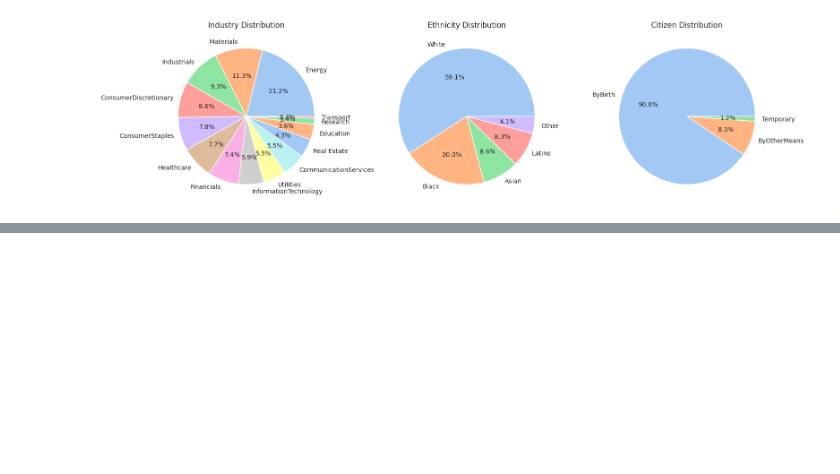
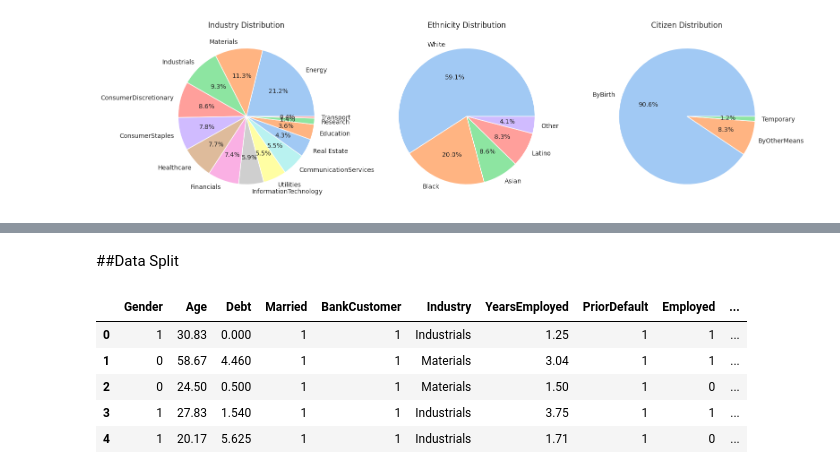
Before and after one commit to anujott-codes/Credit-Loan-Approval, a Jupyter notebook: Credit_Approval.ipynb, the cells around one changed output, grey strips where cells are left out. Saved outputs shown, nothing was run; the diff lists cells and outputs as text; code cells hidden in the pictures; blank space fills up the shorter version.

```diff
--- a/Credit_Approval.ipynb
+++ b/Credit_Approval.ipynb
@@ -157,0 +234,14 @@ plt.show()
+# %% [markdown]
+##Data Split
+# %%
+X = final_df.drop(columns = ['Approved'])
+y = final_df['Approved']
+# %%
+X.head()
+# %% [output]
+|  | Gender | Age | Debt | Married | BankCustomer | Industry | YearsEmployed | PriorDefault | Employed | ... |
+| 0 | 1 | 30.83 | 0.000 | 1 | 1 | Industrials | 1.25 | 1 | 1 | ... |
+| 1 | 0 | 58.67 | 4.460 | 1 | 1 | Materials | 3.04 | 1 | 1 | ... |
+| 2 | 0 | 24.50 | 0.500 | 1 | 1 | Materials | 1.50 | 1 | 0 | ... |
+| 3 | 1 | 27.83 | 1.540 | 1 | 1 | Industrials | 3.75 | 1 | 1 | ... |
+| 4 | 1 | 20.17 | 5.625 | 1 | 1 | Industrials | 1.71 | 1 | 0 | ... |
```
Also changed, not shown: parts of 10 cells of this notebook.
